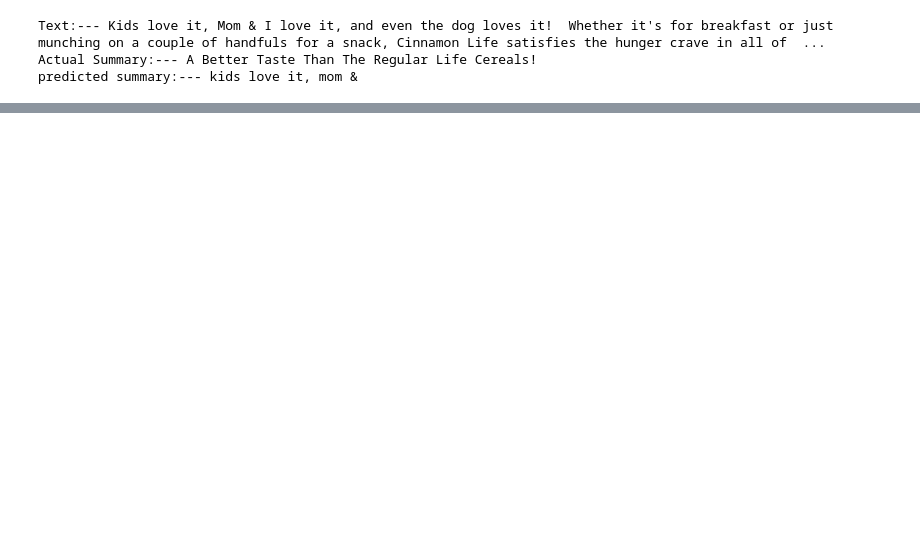
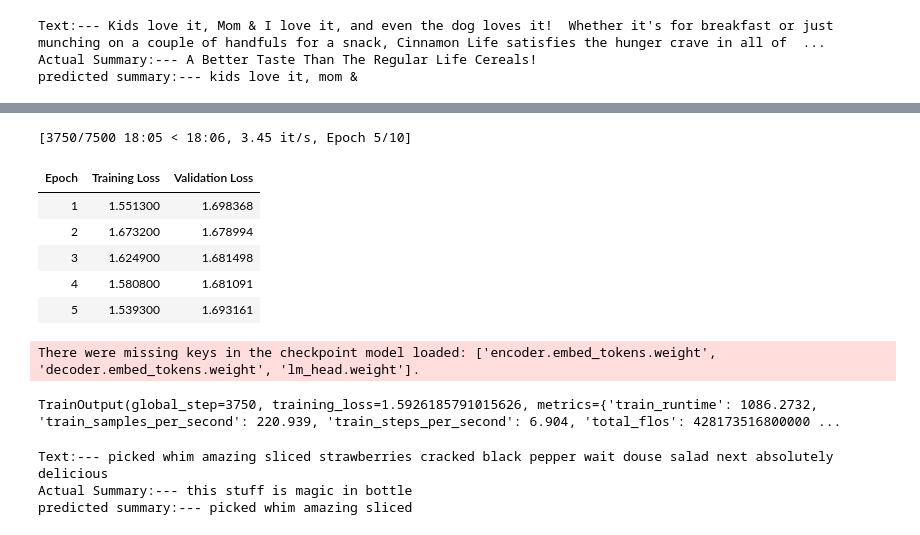
Before and after one commit to vasant1012/text-summarization-food-review-llm, a Jupyter notebook: Amazon_Reviews_Text_Summarisation_xlnet_mark1.ipynb, the cells around one changed output, grey strips where cells are left out. Drawn from its saved outputs; the diff is of its cells as text; code cells hidden in the pictures; blank space fills up the shorter version.

Commit message:
new updated training added in notebook

```diff
--- a/Amazon_Reviews_Text_Summarisation_xlnet_mark1.ipynb
+++ b/Amazon_Reviews_Text_Summarisation_xlnet_mark1.ipynb
@@ -332,0 +412,4 @@ print("Labels:", sample["labels"])
+# %%
+state_dict = torch.load(checkpoint_path, map_location=device)  # Load to CPU first
+model.load_state_dict(state_dict, strict=False)  # Allow partial loading
+model.to(device)
@@ -332,0 +434,44 @@ print("Labels:", sample["labels"])
+# %%
+# Define training arguments
+training_args = TrainingArguments(
+    output_dir='./results',
+    evaluation_strategy="epoch",  # Evaluate at the end of each epoch
+    save_strategy="epoch",        # Save at the end of each epoch
+    load_best_model_at_end=True,  # Load the best model at the end
+    per_device_train_batch_size=32,
+    per_device_eval_batch_size=32,
+    num_train_epochs=10,
+    remove_unused_columns=False,
+    logging_dir='./logs',
+    save_total_limit=3,
+    fp16=True,
+)
+
+# Define early stopping callback
+early_stopping_callback = EarlyStoppingCallback(
+    early_stopping_patience=3,  # Number of epochs with no improvement after which training will stop
+    early_stopping_threshold=0.0   # Minimum improvement to consider for early stopping
+)
+
+# Initialize the Trainer
+trainer = Trainer(
+    model=model,
+    args=training_args,
+    train_dataset=train_dataset,
+    eval_dataset=eval_dataset,  # Use the evaluation dataset
+    tokenizer=tokenizer,
+    callbacks=[early_stopping_callback]
+)
+# %%
+# Start training
+trainer.train()
+# %% [output]
+[3750/7500 18:05 < 18:06, 3.45 it/s, Epoch 5/10]
+| Epoch | Training Loss | Validation Loss |
+| 1 | 1.551300 | 1.698368 |
+| 2 | 1.673200 | 1.678994 |
+| 3 | 1.624900 | 1.681498 |
+| 4 | 1.580800 | 1.681091 |
+| 5 | 1.539300 | 1.693161 |
+There were missing keys in the checkpoint model loaded: ['encoder.embed_tokens.weight', 'decoder.embed_tokens.weight', 'lm_head.weight'].
+TrainOutput(global_step=3750, training_loss=1.5926185791015626, metrics={'train_runtime': 1086.2732, 'train_samples_per_second': 220.939, 'train_steps_per_second': 6.904, 'total_flos': 428173516800000 ...
@@ -332,0 +563,12 @@ print("Labels:", sample["labels"])
+# %%
+# Example input text for prediction
+sample = df[['text', 'summary']].sample()
+print('Text:---', sample['text'].values[0])
+print('Actual Summary:---', sample['summary'].values[0])
+# Generate summary
+summary = summarize_text(sample['text'].values[0])
+print("predicted summary:---", summary)
+# %% [output]
+Text:--- picked whim amazing sliced strawberries cracked black pepper wait douse salad next absolutely delicious
+Actual Summary:--- this stuff is magic in bottle
+predicted summary:--- picked whim amazing sliced
```
Also changed, not shown: parts of 11 cells of this notebook.
